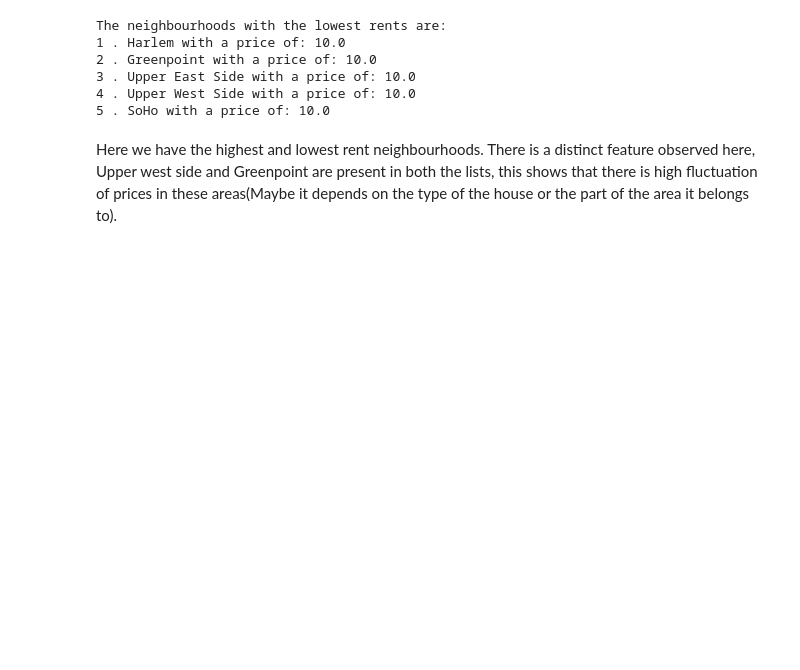
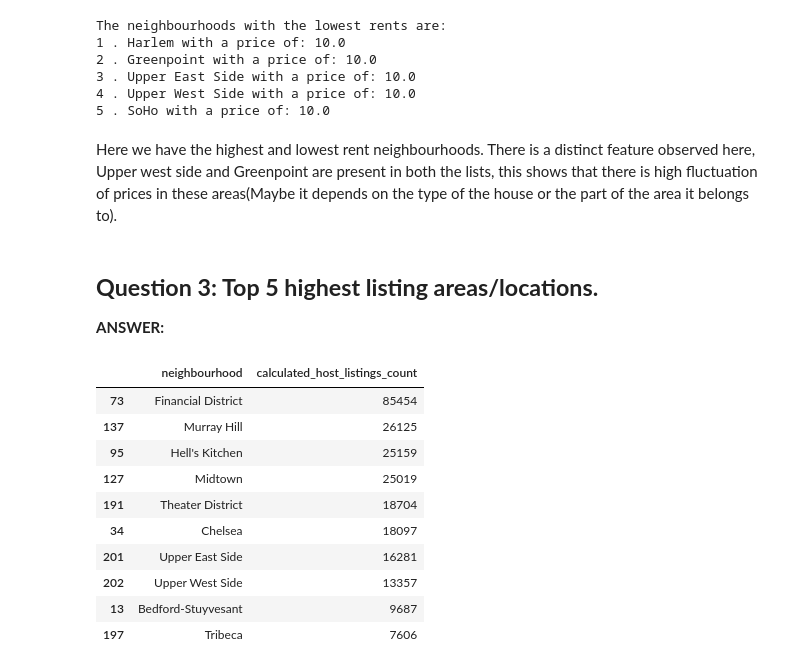
Before and after one commit to Syed-Adnan-S/Airbnb-Bookings-Analysis-Capstone-Project., a Jupyter notebook: Airbnb_Bookings_Analysis_Capstone_Project.ipynb, the cells around one changed output. Cells and saved outputs as stored; diff of their text form; code cells hidden in the pictures; blank space fills up the shorter version.

```diff
--- a/Airbnb_Bookings_Analysis_Capstone_Project.ipynb
+++ b/Airbnb_Bookings_Analysis_Capstone_Project.ipynb
@@ -405,3 +412,7 @@ The neighbourhoods with the lowest rents are:
 5 . SoHo with a price of: 10.0
 # %% [markdown]
 Here we have the highest and lowest rent neighbourhoods. There is a distinct feature observed here, Upper west side and Greenpoint are present in both the lists, this shows that there is high fluctuation of prices in these areas(Maybe it depends on the type of the house or the part of the area it belongs to).
+# %% [markdown]
+## <b>Question 3: Top 5 highest listing areas/locations.</b>
+
+<b>ANSWER:</b>
@@ -407,0 +422,15 @@ Here we have the highest and lowest rent neighbourhoods. There is a distinct fea
+# %%
+#A glimpse of what the dataframe with locations which have highest listings looks like
+highest_listing_areas
+# %% [output]
+|  | neighbourhood | calculated_host_listings_count |
+| 73 | Financial District | 85454 |
+| 137 | Murray Hill | 26125 |
+| 95 | Hell's Kitchen | 25159 |
+| 127 | Midtown | 25019 |
+| 191 | Theater District | 18704 |
+| 34 | Chelsea | 18097 |
+| 201 | Upper East Side | 16281 |
+| 202 | Upper West Side | 13357 |
+| 13 | Bedford-Stuyvesant | 9687 |
+| 197 | Tribeca | 7606 |
```
Also changed, not shown: parts of 7 cells of this notebook.
